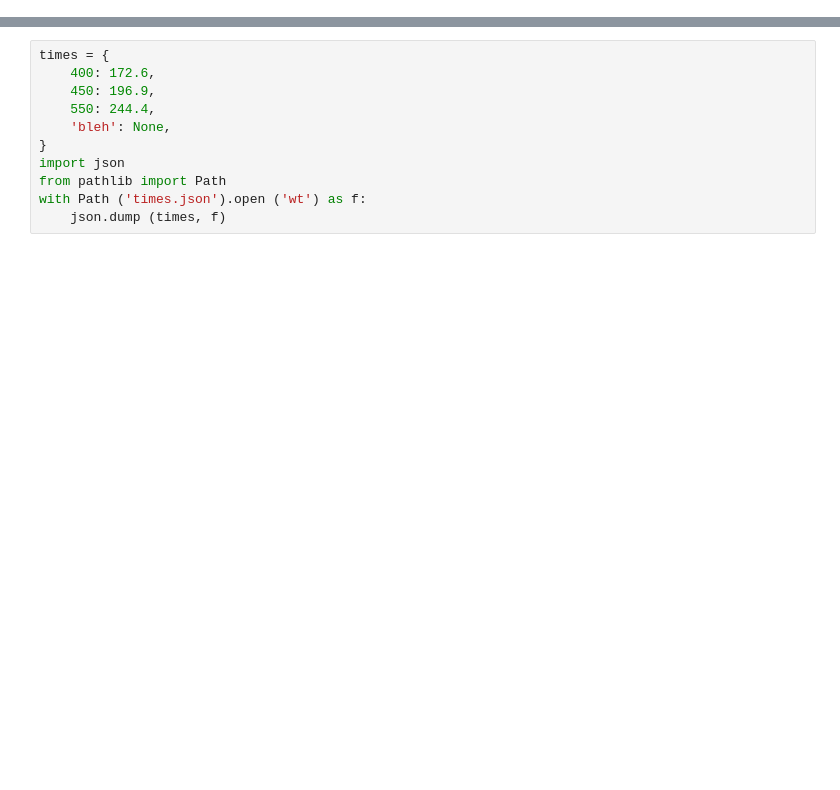
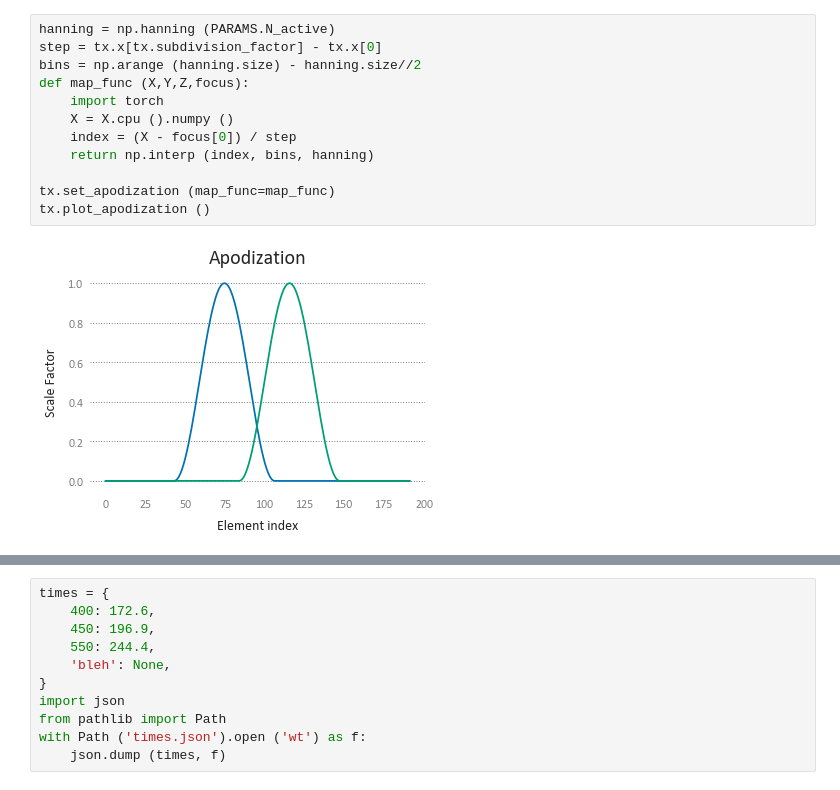
Before and after one commit to spenceryue/OpenBCSim, a Jupyter notebook: pytorch_extension/openbcsim/jupyter/Testing Extension.ipynb, the cells around one changed output, grey strips where cells are left out. Saved outputs shown, nothing was run; the diff lists cells and outputs as text; blank space fills up the shorter version.

```diff
--- a/pytorch_extension/openbcsim/jupyter/Testing Extension.ipynb
+++ b/pytorch_extension/openbcsim/jupyter/Testing Extension.ipynb
@@ -45,0 +95,14 @@ tx.plot ()
+# %%
+hanning = np.hanning (PARAMS.N_active)
+step = tx.x[tx.subdivision_factor] - tx.x[0]
+bins = np.arange (hanning.size) - hanning.size//2
+def map_func (X,Y,Z,focus):
+    import torch
+    X = X.cpu ().numpy ()
+    index = (X - focus[0]) / step
+    return np.interp (index, bins, hanning)
+
+tx.set_apodization (map_func=map_func)
+tx.plot_apodization ()
+# %% [output]
+[figure, added]
```
Also changed, not shown: parts of 14 cells of this notebook, 10 other files.
